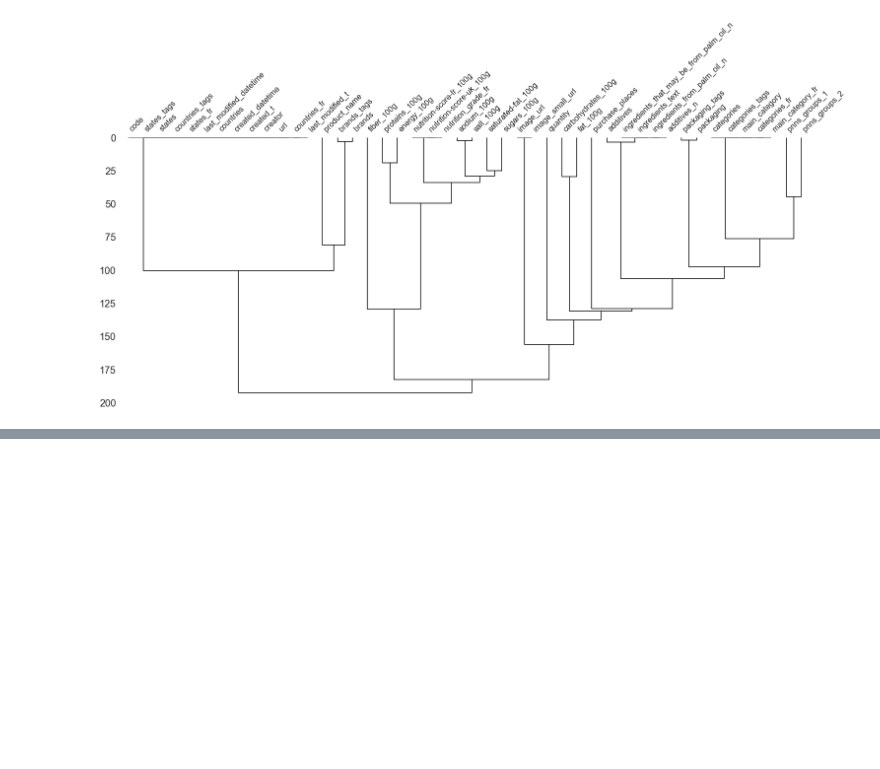
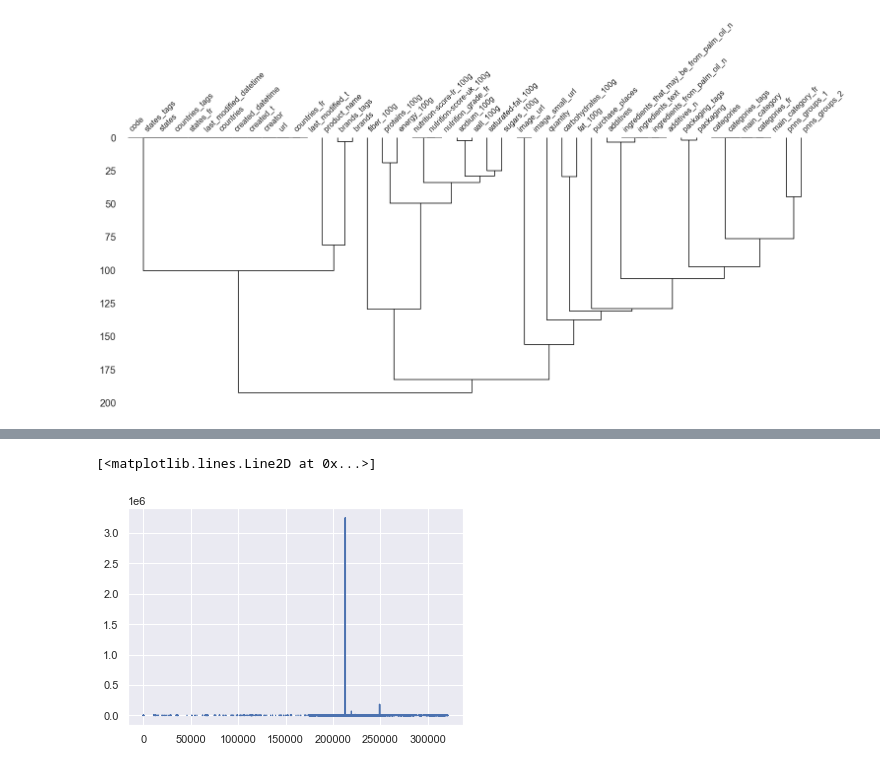
Before and after one commit to ArhurK/P3-Concevez-une-application-au-service-de-la-sante-publique, a Jupyter notebook: P3.ipynb, the cells around one changed output, grey strips where cells are left out. Cells and saved outputs as stored; diff of their text form; code cells hidden in the pictures; blank space fills up the shorter version.

```diff
--- a/P3.ipynb
+++ b/P3.ipynb
@@ -440,0 +553,5 @@ msno.dendrogram(data_fr_2)
+# %%
+plt.plot(df1.energy_100g)
+# %% [output]
+[<matplotlib.lines.Line2D at 0x...>]
+[figure, added]
```
Also changed, not shown: parts of 54 cells of this notebook.
